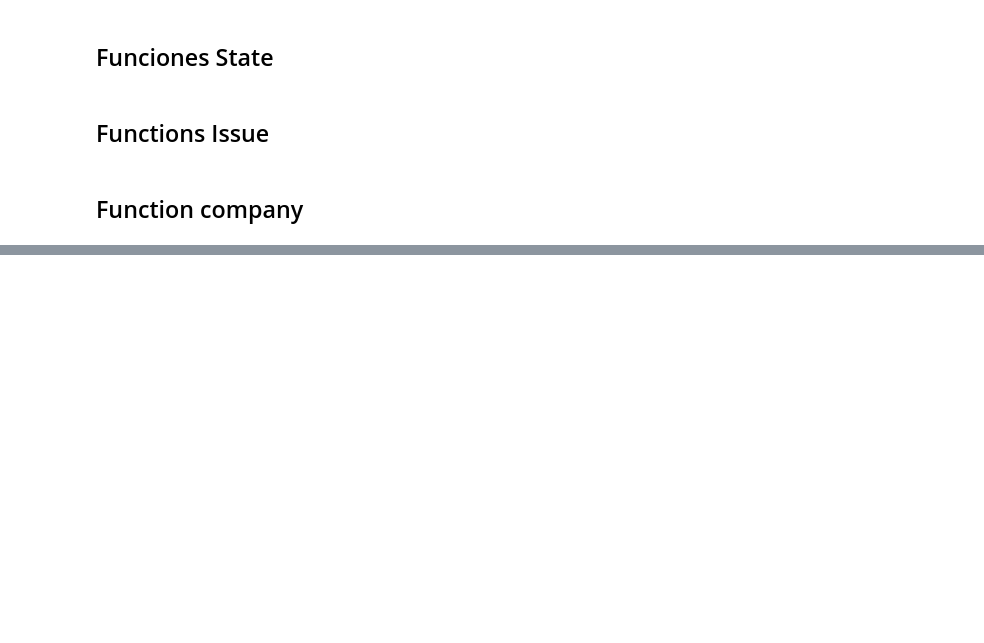
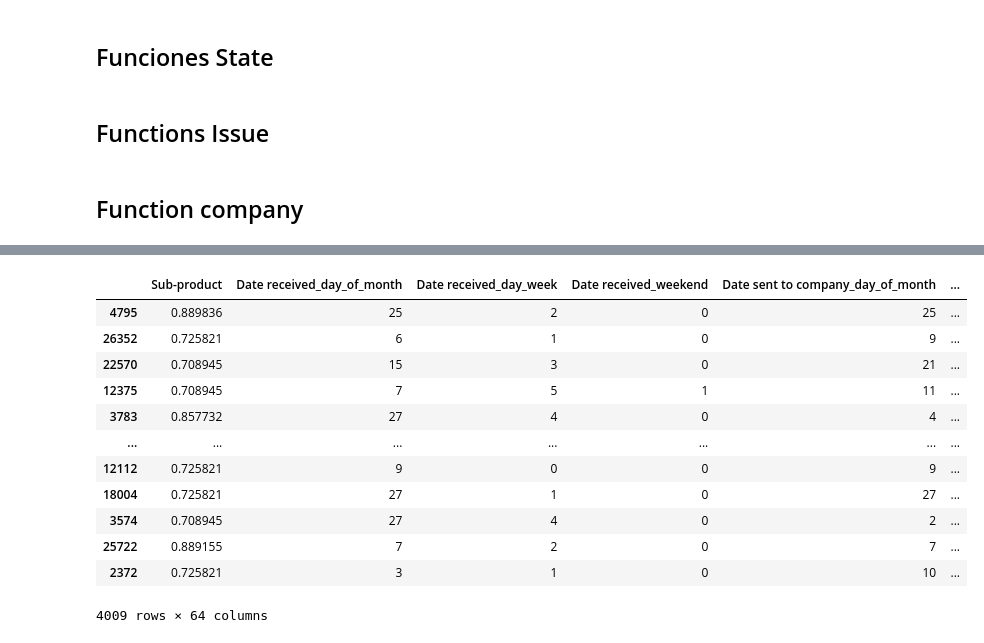
Before and after one commit to FernandoMoroC/Proyecto_Final_ML, a Jupyter notebook: notebooks/pipeline_preprocessing.ipynb, the cells around one changed output, grey strips where cells are left out. Saved outputs shown, nothing was run; the diff lists cells and outputs as text; code cells hidden in the pictures; blank space fills up the shorter version.

```diff
--- a/notebooks/pipeline_preprocessing.ipynb
+++ b/notebooks/pipeline_preprocessing.ipynb
@@ -228,0 +286,21 @@ class Company_type_from_product(BaseEstimator, TransformerMixin):
+# %%
+X_test = pipeline.transform(X_test)
+X_test = X_test.drop(
+    columns=["Complaint ID","Sub-issue", "ZIP code", "Company",
+             "Timely response?", "Consumer disputed?"])
+# %%
+X_test
+# %% [output]
+|  | Sub-product | Date received_day_of_month | Date received_day_week | Date received_weekend | Date sent to company_day_of_month | ... |
+| 4795 | 0.889836 | 25 | 2 | 0 | 25 | ... |
+| 26352 | 0.725821 | 6 | 1 | 0 | 9 | ... |
+| 22570 | 0.708945 | 15 | 3 | 0 | 21 | ... |
+| 12375 | 0.708945 | 7 | 5 | 1 | 11 | ... |
+| 3783 | 0.857732 | 27 | 4 | 0 | 4 | ... |
+| ... | ... | ... | ... | ... | ... | ... |
+| 12112 | 0.725821 | 9 | 0 | 0 | 9 | ... |
+| 18004 | 0.725821 | 27 | 1 | 0 | 27 | ... |
+| 3574 | 0.708945 | 27 | 4 | 0 | 2 | ... |
+| 25722 | 0.889155 | 7 | 2 | 0 | 7 | ... |
+| 2372 | 0.725821 | 3 | 1 | 0 | 10 | ... |
+4009 rows × 64 columns
```
Also changed, not shown: parts of 13 cells of this notebook, 2 other files.
